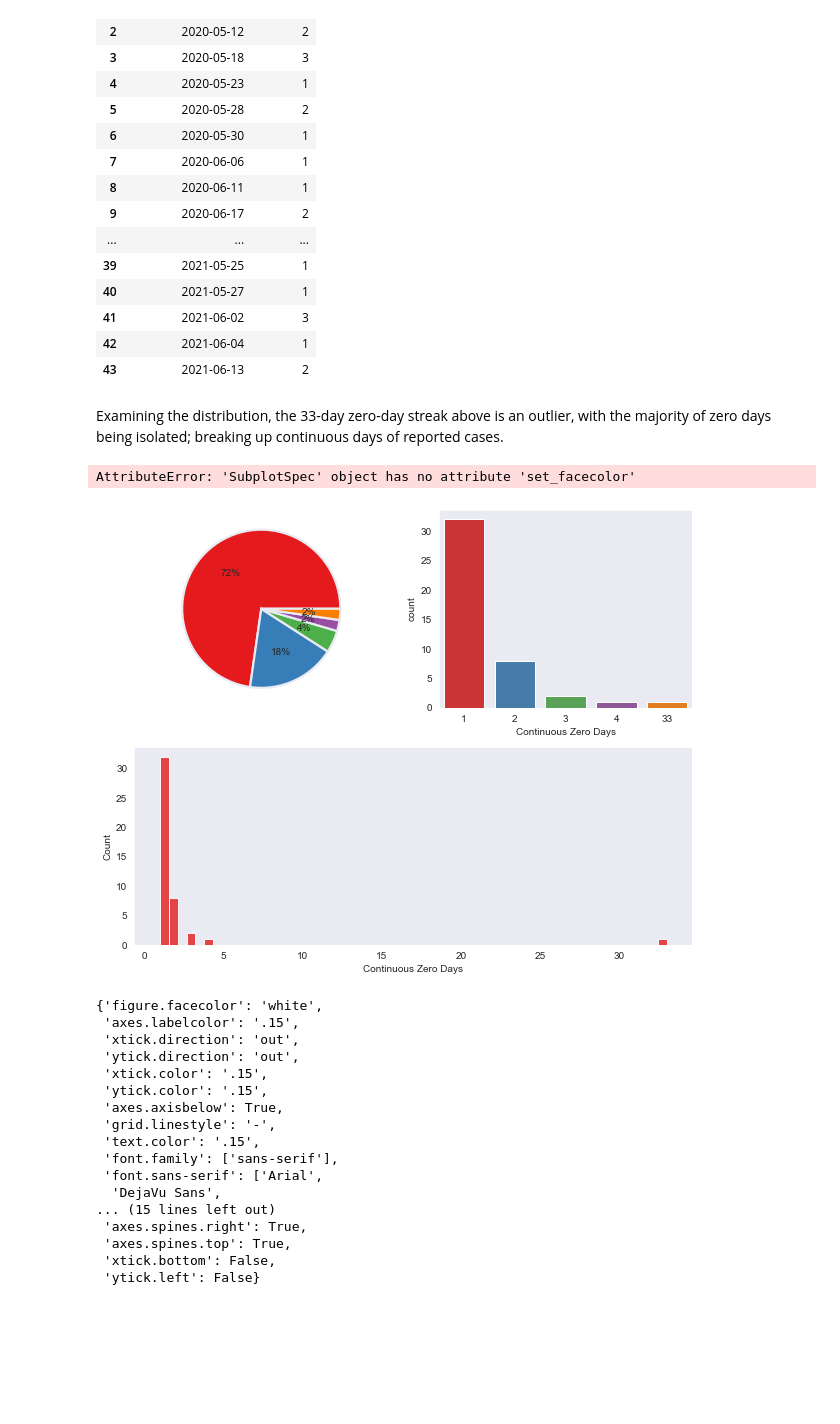
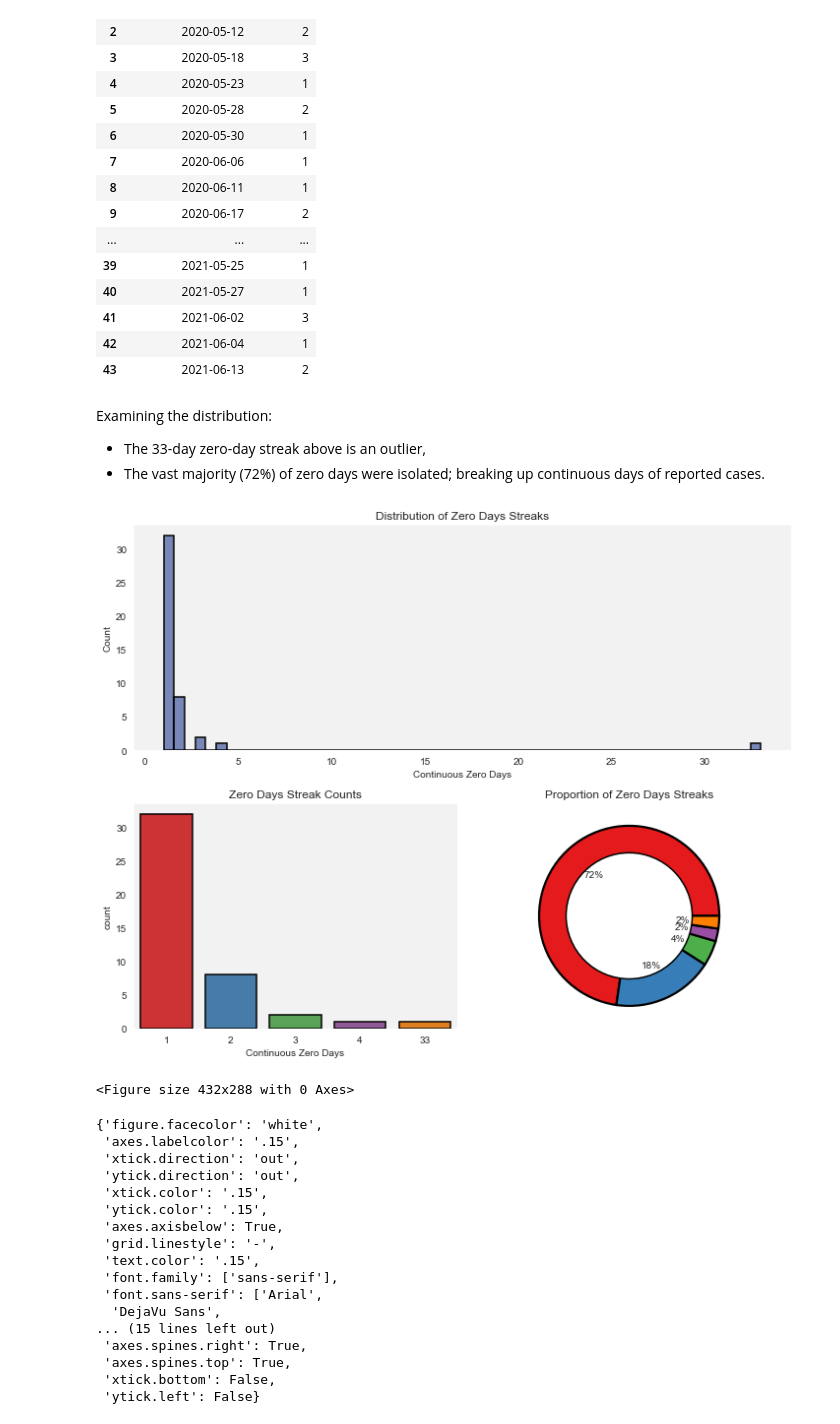
Before and after one commit to henrylin03/covid-nsw, a Jupyter notebook: covid-nsw.ipynb, the cells around one changed output. Drawn from its saved outputs; the diff is of its cells as text; code cells hidden in the pictures; blank space fills up the shorter version.

Commit message:
add insights in markdown re distribution of zero day streaks

```diff
--- a/covid-nsw.ipynb
+++ b/covid-nsw.ipynb
@@ -303,55 +305,63 @@ zd_streaks
 | 42 | 2021-06-04 | 1 |
 | 43 | 2021-06-13 | 2 |
 # %% [markdown]
-Examining the distribution, the 33-day zero-day streak above is an outlier, with the majority of zero days being isolated; breaking up continuous days of reported cases.
+Examining the distribution:
+* The 33-day zero-day streak above is an outlier,
+* The vast majority (72%) of zero days were isolated; breaking up continuous days of reported cases.
 # %%
-import matplotlib.pylab as pl
 import matplotlib.gridspec as gridspec
-
-# sns.set_style("dark", {"axes.facecolor": "#EAEAF2"})
-sns.set_style("dark")
-sns.set_palette("Set1", 5)
 
 gs = gridspec.GridSpec(2,2)
 f = plt.figure(figsize=(10,8))
 
-zd_kde = f.add_subplot(gs[1,:])
-sns.histplot(data=zd_streaks, x="date_diff", alpha=0.8,
-              legend=False)\
+# histogram for distribution
+sns.set_palette("dark")
+zd_hist = f.add_subplot(gs[:-1,:])
+sns.histplot(data=zd_streaks, x="date_diff",
+             alpha=0.5,
+             legend=False,
+             edgecolor="black", linewidth=1.5)\
     .set_xlabel("Continuous Zero Days")
+plt.title("Distribution of Zero Days Streaks")
 
+# countplot for distribution
+sns.set_palette("Set1")
+zd_countp = f.add_subplot(gs[1,0])
+sns.countplot(data=zd_streaks, x='date_diff', edgecolor="black", linewidth=1.5)\
+    .set_xlabel("Continuous Zero Days")
+plt.title("Zero Days Streak Counts")
 
-zd_countp = f.add_subplot(gs[0,1])
-sns.countplot(data=zd_streaks, x='date_diff')\
-    .set_xlabel("Continuous Zero Days")
-
-
-zd_prop = f.add_subplot(gs[0,0])
-# transforming table for donut chart generation
+# donut chart for proportion
+zd_prop = f.add_subplot(gs[1,1])
+## transforming table for donut chart generation
 zd_streaks_count =\
     zd_streaks\
         .groupby('date_diff').count()\
         .reset_index()\
         .rename(columns={'date_streak_broken':
                          'date_diff_count'})
 zd_donut =\
     plt.pie(zd_streaks_count['date_diff_count'],
         wedgeprops={'linewidth': 2.2,
-                    'edgecolor': '#EAEAF2'},
+                    'edgecolor': 'black'},
         autopct="%d%%")
-gs[0,1].set_facecolor("#EAEAF2")
+plt.title("Proportion of Zero Days Streaks")
 
-my_circle = plt.Circle((0,0), 0.7, color='#EAEAF2')
+my_circle = plt.Circle((0,0),
+                       0.7,
+                       facecolor='white',
+                       edgecolor="black",
+                       linewidth=1.5)
 p = plt.gcf()
 p.gca().add_artist(my_circle)
 
 
 gs.tight_layout(f)
 plt.show()
 plt.clf()
 # %% [output]
+[figure, new version]
-AttributeError: 'SubplotSpec' object has no attribute 'set_facecolor'
+<Figure size 432x288 with 0 Axes>
-[figure, old version]
 # %%
 sns.set_style("dark")
 sns.axes_style("dark")
```
Also changed, not shown: parts of 1 cell of this notebook.
